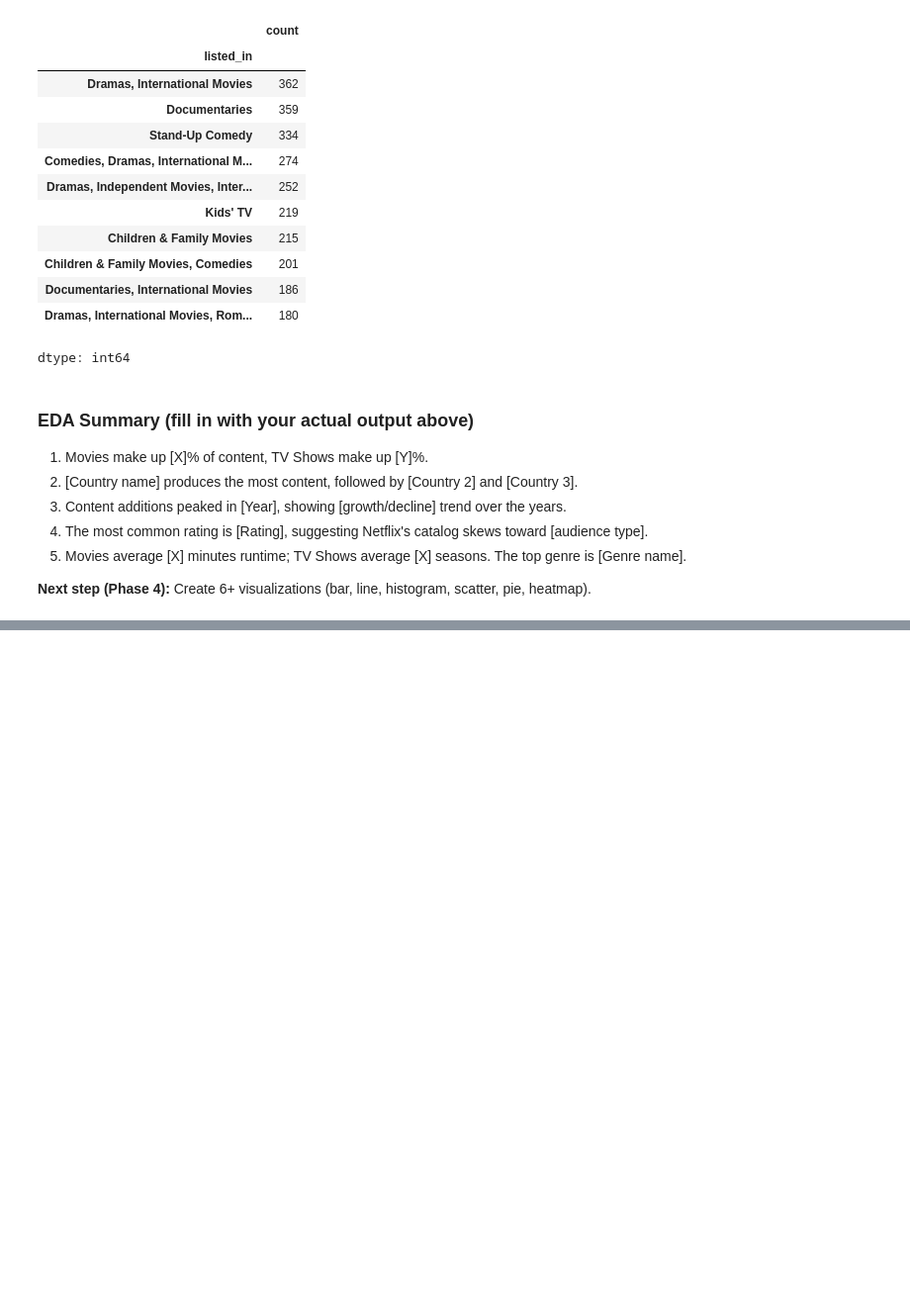
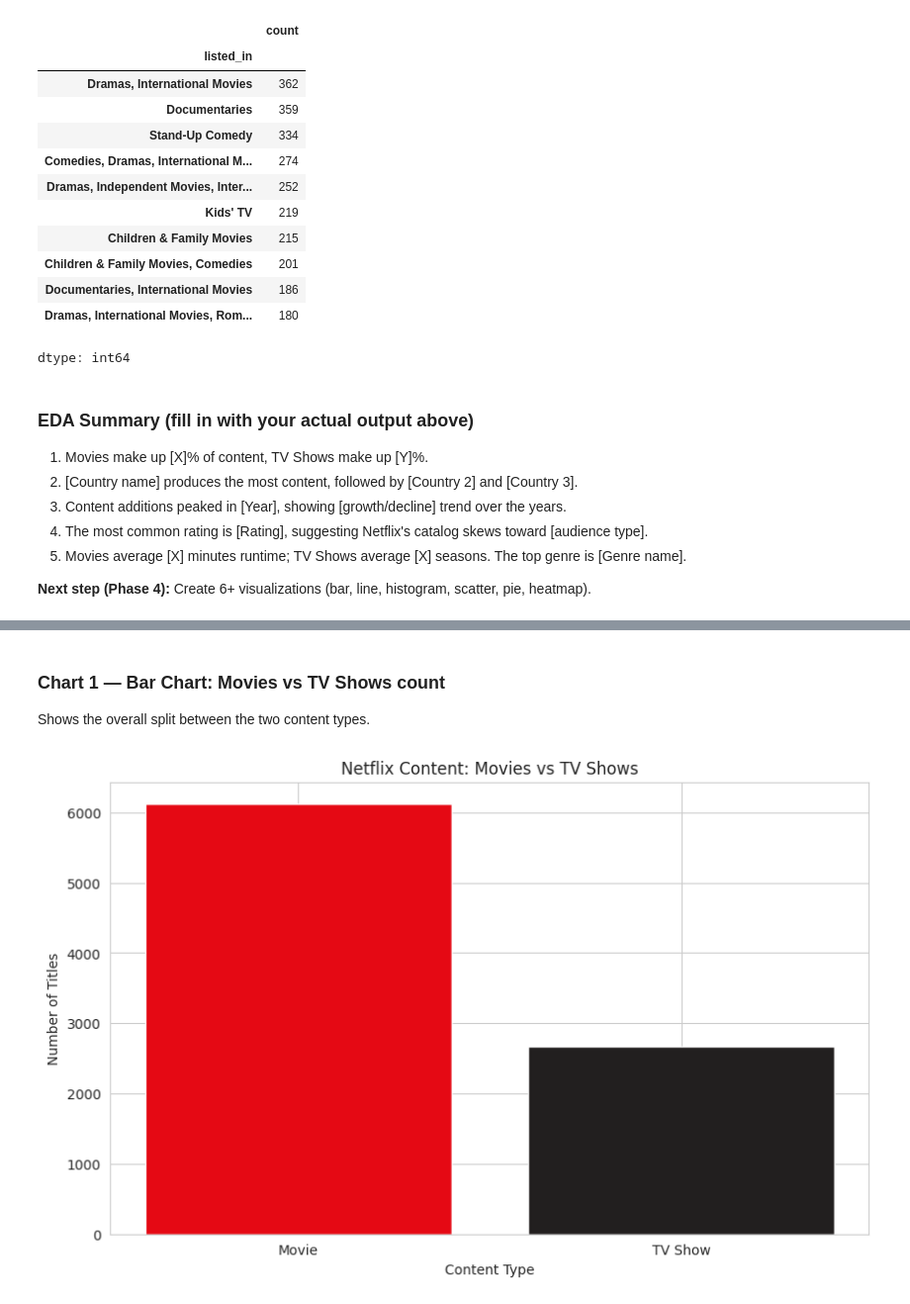
Before and after one commit to Shreekanth-aiml/netflix-eda-project, a Jupyter notebook: notebook.ipynb, the cells around one changed output, grey strips where cells are left out. Shown at 99% size. Saved outputs shown, nothing was run; the diff lists cells and outputs as text; code cells hidden in the pictures; blank space fills up the shorter version.

```diff
--- a/notebook.ipynb
+++ b/notebook.ipynb
@@ -360,0 +365,18 @@ dtype: int64
+# %%
+import matplotlib.pyplot as plt
+import seaborn as sns
+
+sns.set_style('whitegrid')
+plt.rcParams['figure.figsize'] = (10, 6)
+# %% [markdown]
+### Chart 1 — Bar Chart: Movies vs TV Shows count
+Shows the overall split between the two content types.
+# %%
+type_counts = df['type'].value_counts()
+plt.bar(type_counts.index, type_counts.values, color=['#E50914', '#221f1f'])
+plt.title('Netflix Content: Movies vs TV Shows')
+plt.xlabel('Content Type')
+plt.ylabel('Number of Titles')
+plt.show()
+# %% [output]
+[figure, added]
```
Also changed, not shown: parts of 16 cells of this notebook.
